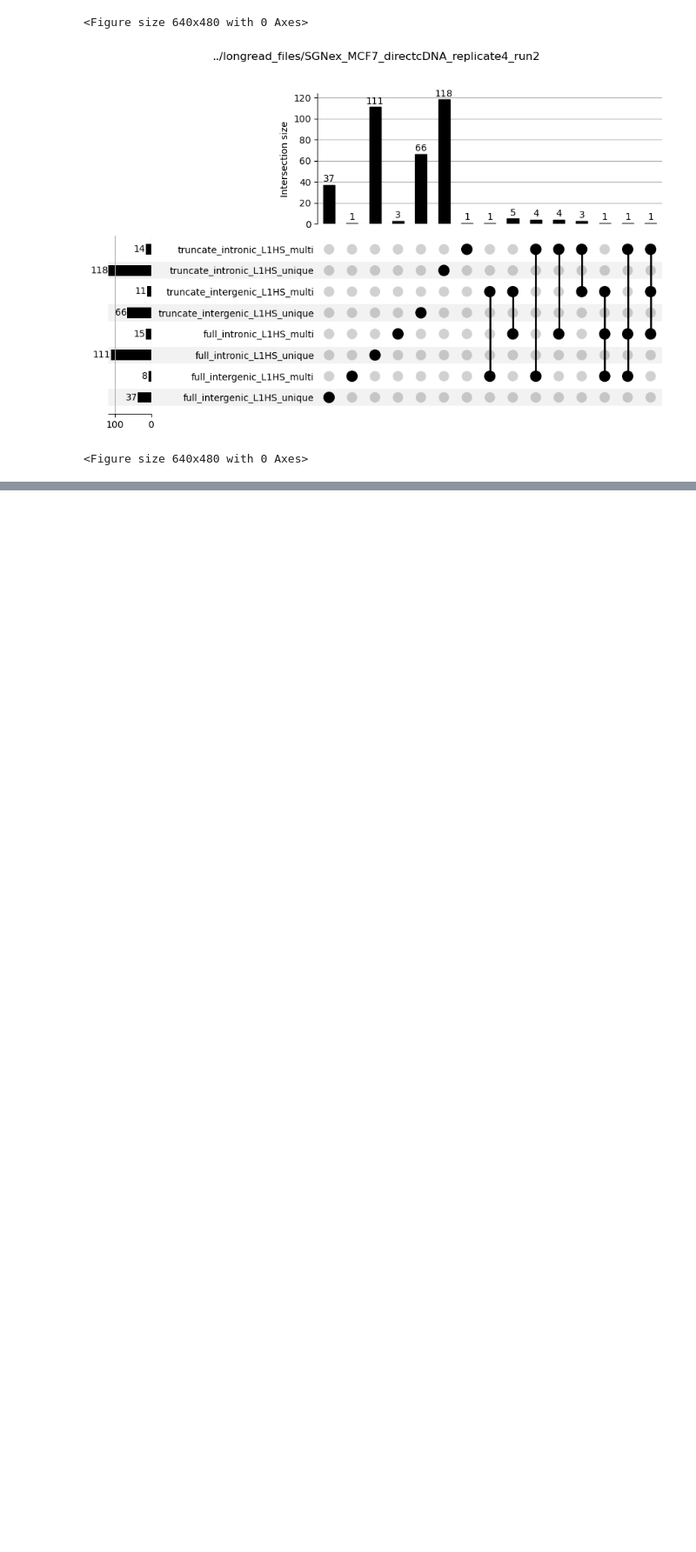
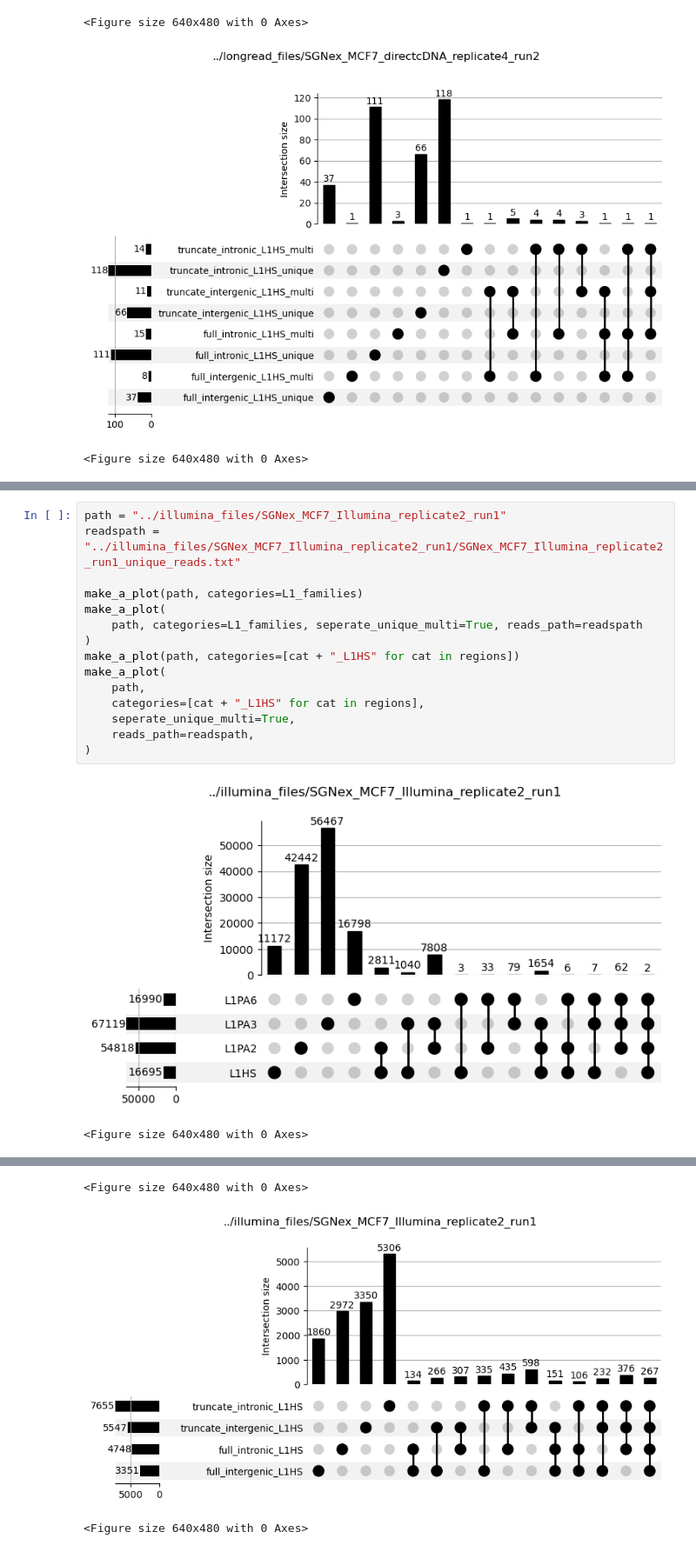
Before and after one commit to gage-lab/bulk_te_bench, a Jupyter notebook: analysis/upset/20240320_gtf_multimap.ipynb, the cells around one changed output, grey strips where cells are left out. Shown at 87% size. Drawn from its saved outputs; the diff is of its cells as text; blank space fills up the shorter version.

Commit message:
add illumina files

```diff
--- a/analysis/upset/20240320_gtf_multimap.ipynb
+++ b/analysis/upset/20240320_gtf_multimap.ipynb
@@ -348,0 +392,18 @@ for path_tuple in all_dirs:
+# %%
+path = "../illumina_files/SGNex_MCF7_Illumina_replicate2_run1"
+readspath = "../illumina_files/SGNex_MCF7_Illumina_replicate2_run1/SGNex_MCF7_Illumina_replicate2_run1_unique_reads.txt"
+
+make_a_plot(path, categories=L1_families)
+make_a_plot(
+    path, categories=L1_families, seperate_unique_multi=True, reads_path=readspath
+)
+make_a_plot(path, categories=[cat + "_L1HS" for cat in regions])
+make_a_plot(
+    path,
+    categories=[cat + "_L1HS" for cat in regions],
+    seperate_unique_multi=True,
+    reads_path=readspath,
+)
+# %% [output]
+[figure, added]
+<Figure size 640x480 with 0 Axes>
@@ -348,0 +411,3 @@ for path_tuple in all_dirs:
+<Figure size 640x480 with 0 Axes>
+[figure, added]
+<Figure size 640x480 with 0 Axes>
```
Also changed, not shown: parts of 6 cells of this notebook, 1 other file.
